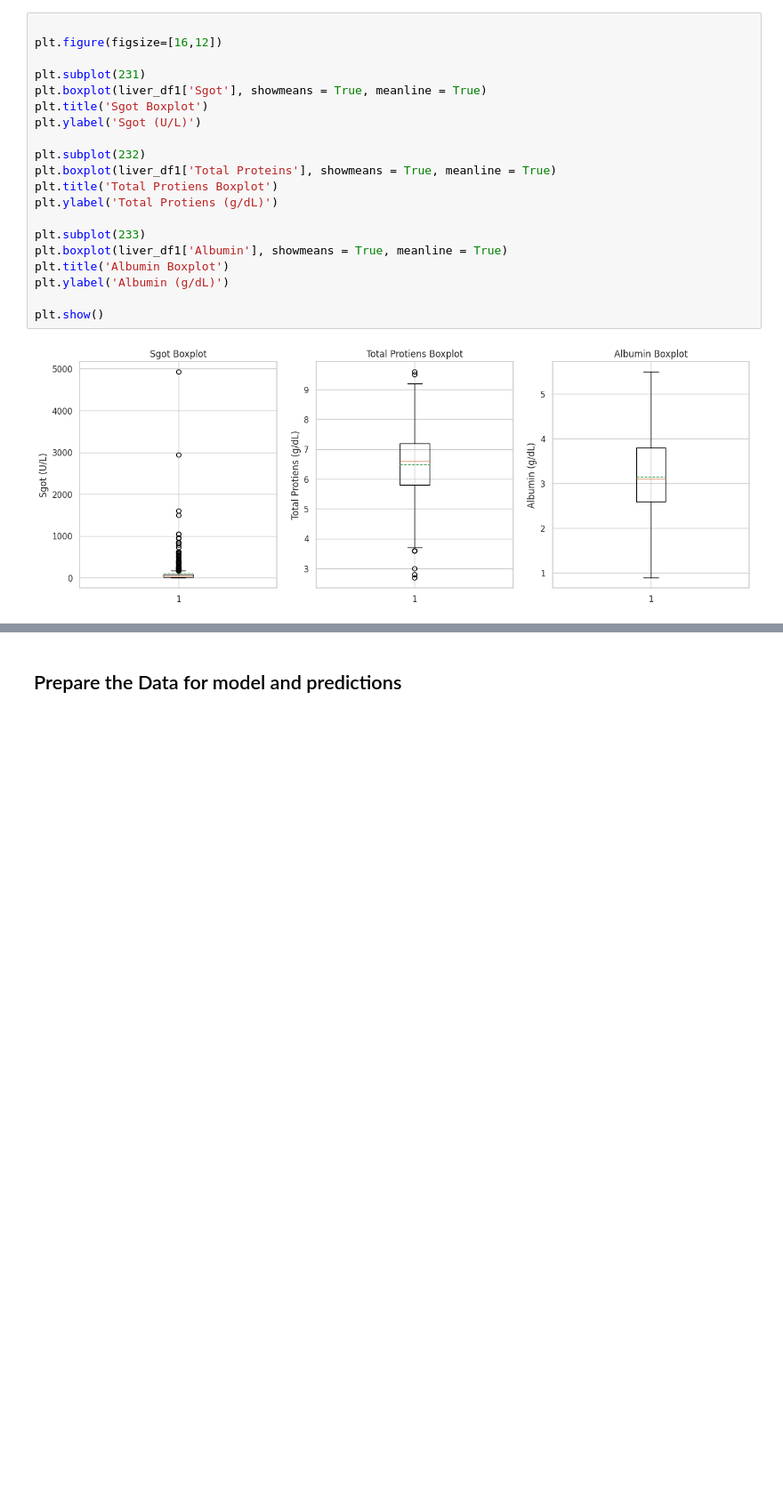
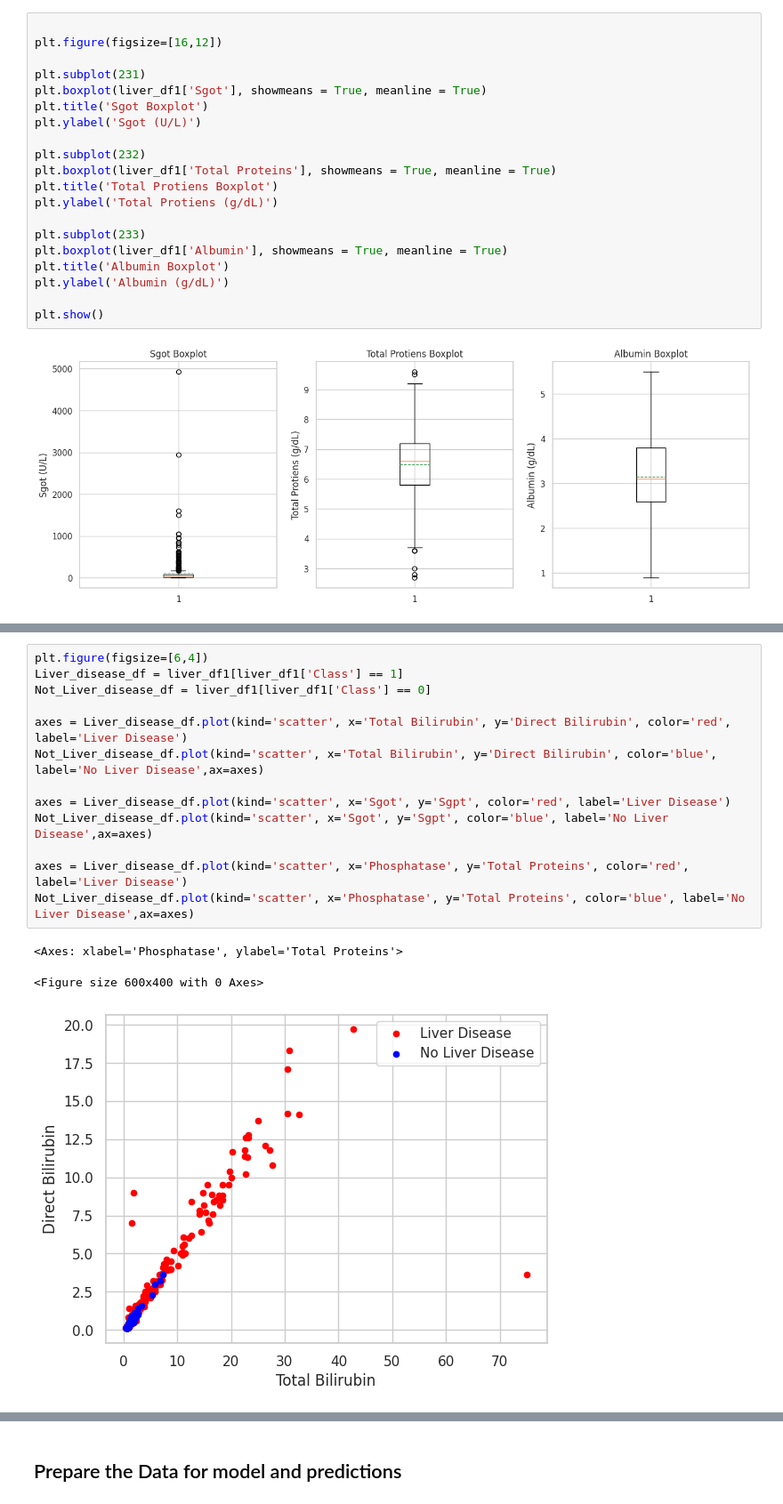
Before and after one commit to Evans2424/IACEC_Project_Model_Performance_Analysis, a Jupyter notebook: IACEC_MLProject.ipynb, the cells around one changed output, grey strips where cells are left out. Shown at 89% size. Cells and saved outputs as stored; diff of their text form; blank space fills up the shorter version.

```diff
--- a/IACEC_MLProject.ipynb
+++ b/IACEC_MLProject.ipynb
@@ -386,0 +387,17 @@ plt.show()
+# %%
+plt.figure(figsize=[6,4])
+Liver_disease_df = liver_df1[liver_df1['Class'] == 1]
+Not_Liver_disease_df = liver_df1[liver_df1['Class'] == 0]
+
+axes = Liver_disease_df.plot(kind='scatter', x='Total Bilirubin', y='Direct Bilirubin', color='red', label='Liver Disease')
+Not_Liver_disease_df.plot(kind='scatter', x='Total Bilirubin', y='Direct Bilirubin', color='blue', label='No Liver Disease',ax=axes)
+
+axes = Liver_disease_df.plot(kind='scatter', x='Sgot', y='Sgpt', color='red', label='Liver Disease')
+Not_Liver_disease_df.plot(kind='scatter', x='Sgot', y='Sgpt', color='blue', label='No Liver Disease',ax=axes)
+
+axes = Liver_disease_df.plot(kind='scatter', x='Phosphatase', y='Total Proteins', color='red', label='Liver Disease')
+Not_Liver_disease_df.plot(kind='scatter', x='Phosphatase', y='Total Proteins', color='blue', label='No Liver Disease',ax=axes)
+# %% [output]
+<Axes: xlabel='Phosphatase', ylabel='Total Proteins'>
+<Figure size 600x400 with 0 Axes>
+[figure, added]
```
Also changed, not shown: parts of 7 cells of this notebook.
